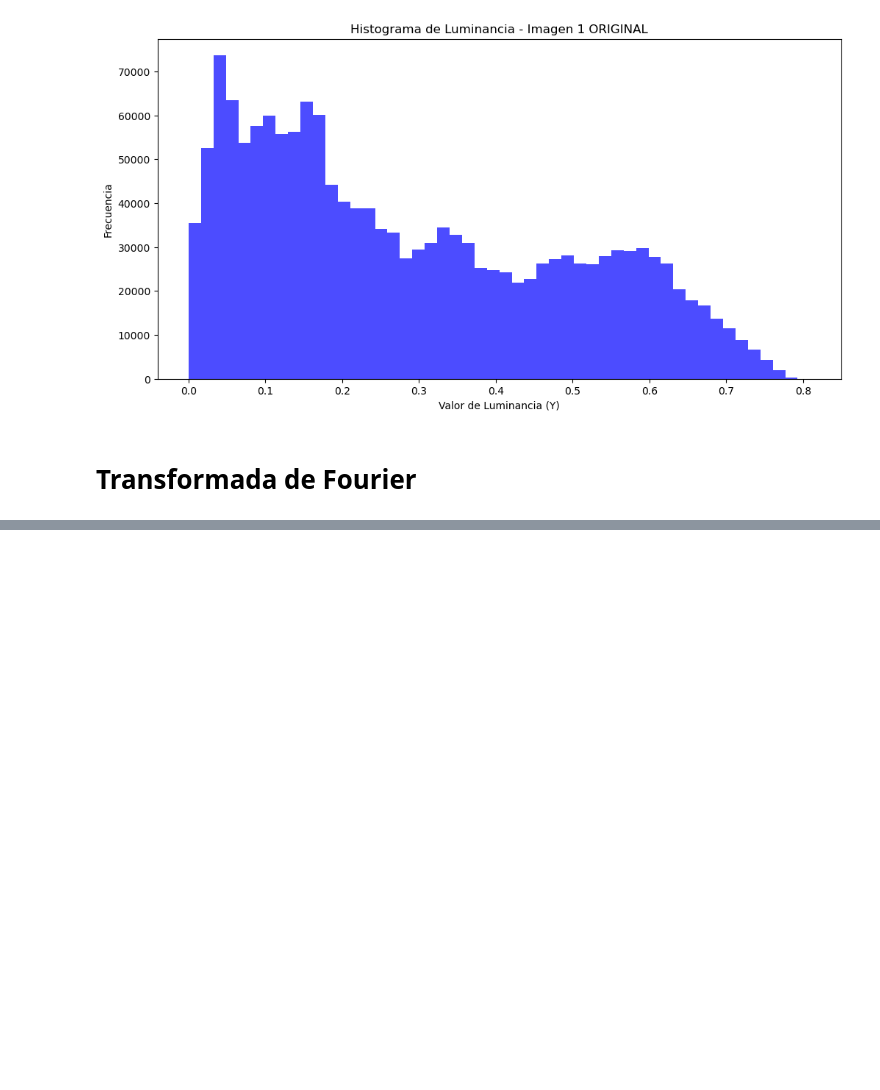
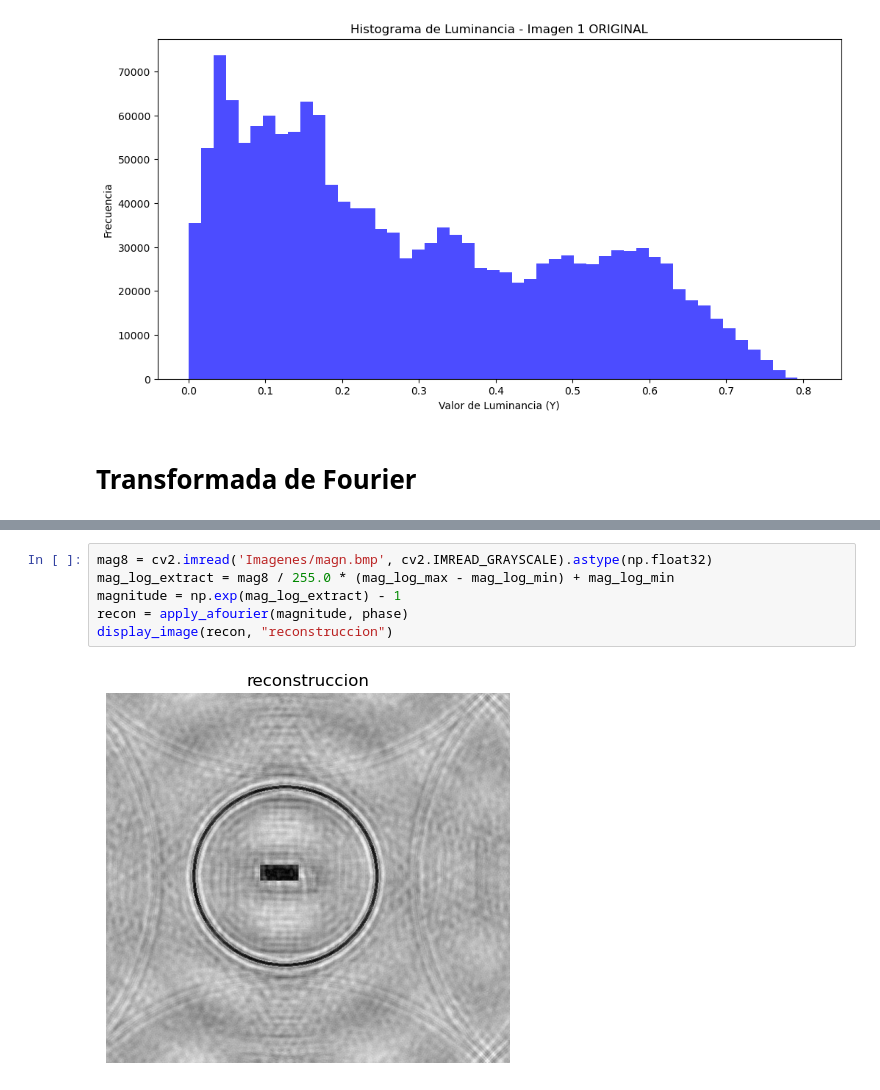
Before and after one commit to paezagustin/Proc_Imagenes, a Jupyter notebook: Ejercicios.ipynb, the cells around one changed output, grey strips where cells are left out. Drawn from its saved outputs; the diff is of its cells as text; blank space fills up the shorter version.

```diff
--- a/Ejercicios.ipynb
+++ b/Ejercicios.ipynb
@@ -232,0 +243,8 @@ Clipping input data to the valid range for imshow with RGB data ([0..1] for floa
+# %%
+mag8 = cv2.imread('Imagenes/magn.bmp', cv2.IMREAD_GRAYSCALE).astype(np.float32)
+mag_log_extract = mag8 / 255.0 * (mag_log_max - mag_log_min) + mag_log_min
+magnitude = np.exp(mag_log_extract) - 1
+recon = apply_afourier(magnitude, phase)
+display_image(recon, "reconstruccion")
+# %% [output]
+[figure, added]
```
Also changed, not shown: parts of 4 cells of this notebook, 3 other files.
